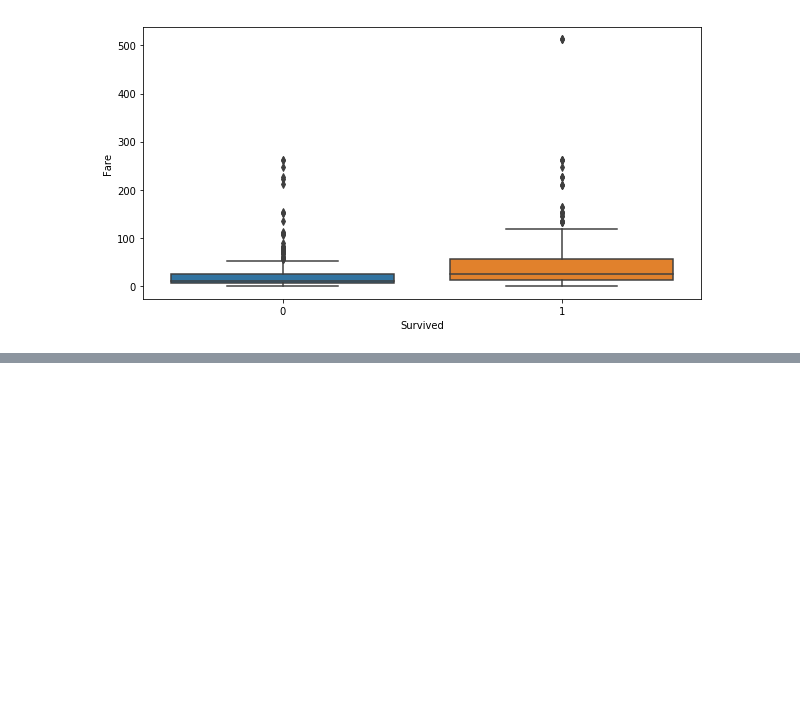
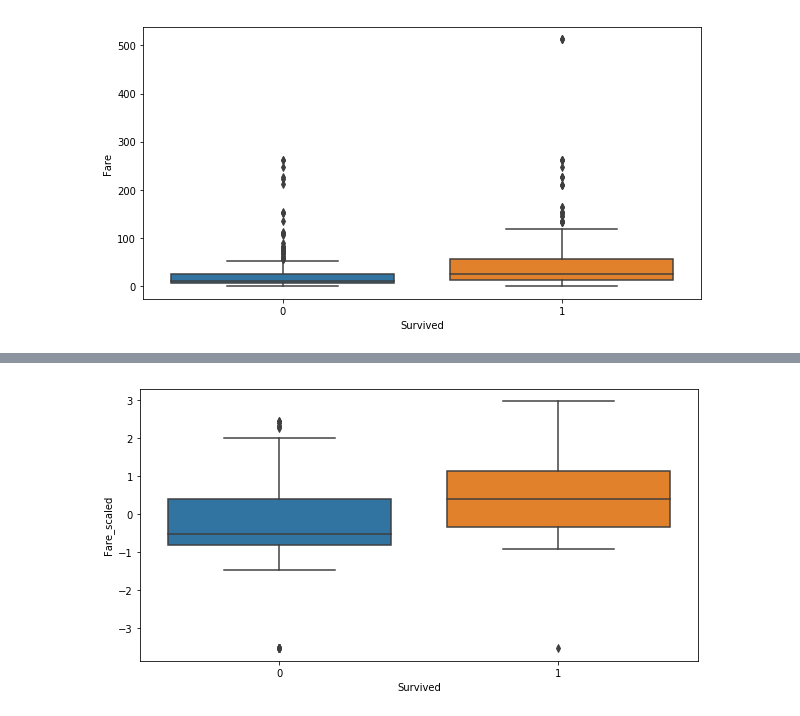
Before and after one commit to hernandezurbina/KaggleAdventures, a Jupyter notebook: TitanicAndStacking_Revisited.ipynb, the cells around one changed output, grey strips where cells are left out. Cells and saved outputs as stored; diff of their text form; code cells hidden in the pictures; blank space fills up the shorter version.

```diff
--- a/TitanicAndStacking_Revisited.ipynb
+++ b/TitanicAndStacking_Revisited.ipynb
@@ -148,0 +153,6 @@ titanic['Fare_scaled'] =
+# %%
+plt.figure(figsize=figsize)
+sns.boxplot(x='Survived', y='Fare_scaled', data=titanic)
+plt.show()
+# %% [output]
+[figure, added]
```
Also changed, not shown: parts of 62 cells of this notebook.
